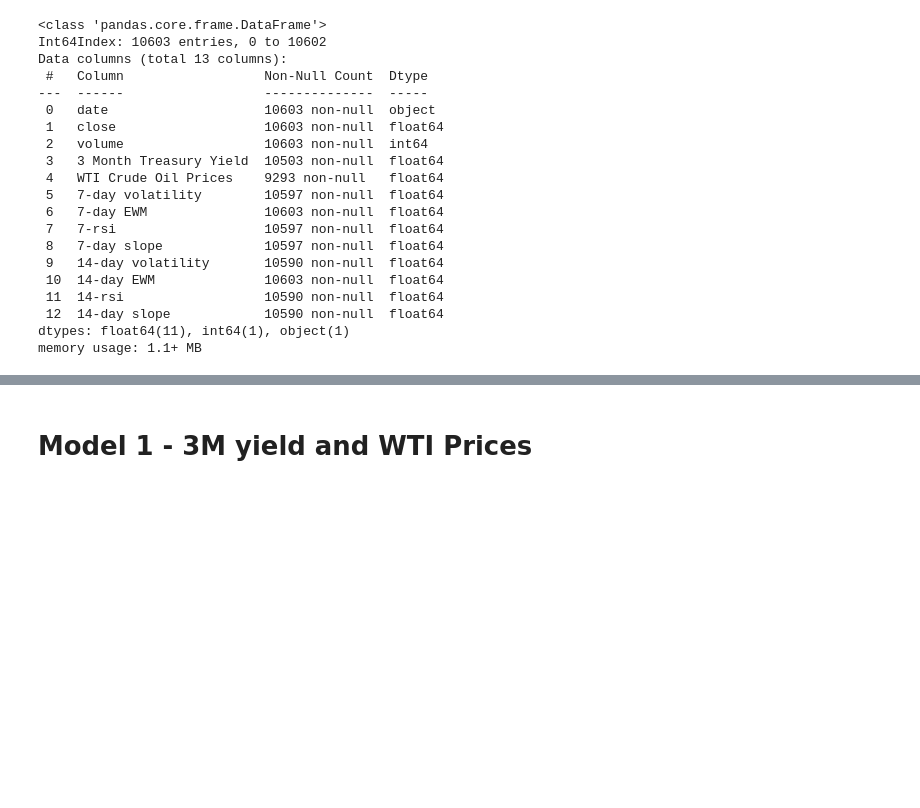
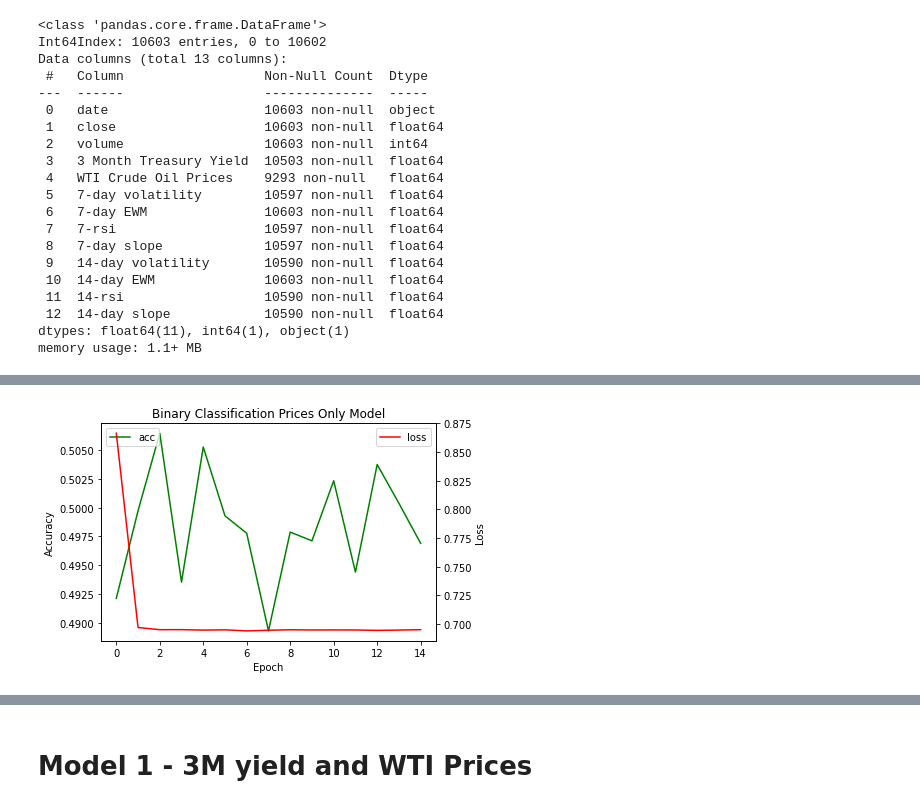
Before and after one commit to hongming-wong/Equities_Price_Prediction_XAI, a Jupyter notebook: Models/LSTM_v3.ipynb, the cells around one changed output, grey strips where cells are left out. Cells and saved outputs as stored; diff of their text form; code cells hidden in the pictures; blank space fills up the shorter version.

```diff
--- a/Models/LSTM_v3.ipynb
+++ b/Models/LSTM_v3.ipynb
@@ -143,0 +108,15 @@ KeyboardInterrupt:
+# %%
+train_X_control_1a = []
+
+for i in train_X_control:
+    train_X_control_1a.append(lstm_utils.scale_column(i))
+
+train_X_control_1a = np.array(train_X_control_1)
+# %%
+control_model_1a = keras.Sequential()
+control_model_1a.add(LSTM(20, return_sequences=True, input_shape=(7, 1)))
+control_model_1a.add(Dropout(0.2))
+control_model_1a.add(LSTM(10, return_sequences=False, input_shape=(7, 1)))
+control_model_1a.add(Dense(25))
+control_model_1a.add(Dense(1))
+control_model_1a.summary()
@@ -143,0 +143,4 @@ KeyboardInterrupt:
+# %%
+control_model_1a.compile(optimizer='adam', loss='binary_crossentropy', metrics=['acc'])
+# %%
+control_model_1a_history = control_model_1a.fit(train_X_control_1a, train_y_label, batch_size= 32, epochs=15)
@@ -143,0 +165,4 @@ KeyboardInterrupt:
+# %%
+lstm_utils.plot_history(control_model_1a_history, "Binary Classification Prices Only Model")
+# %% [output]
+[figure, added]
```
Also changed, not shown: parts of 47 cells of this notebook.
